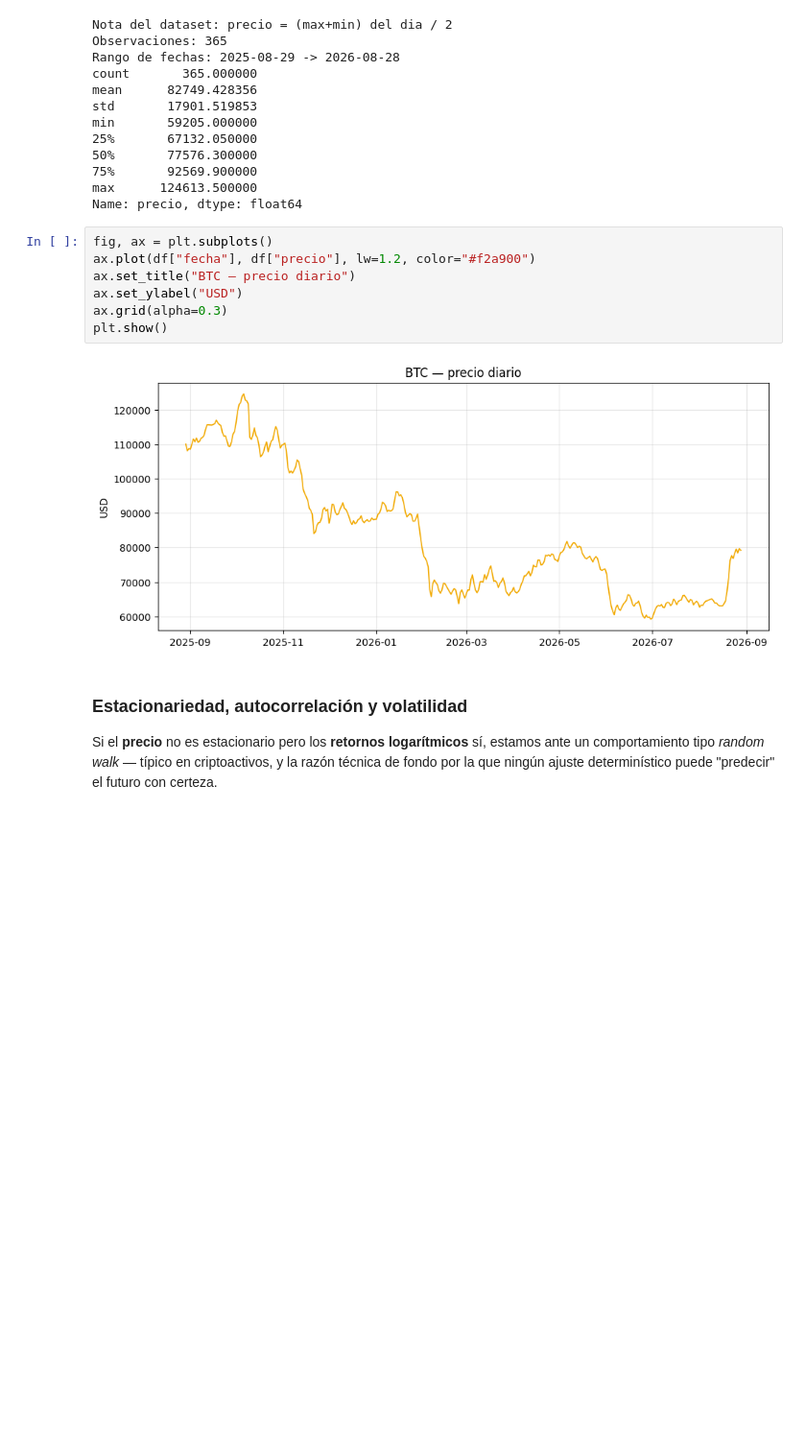
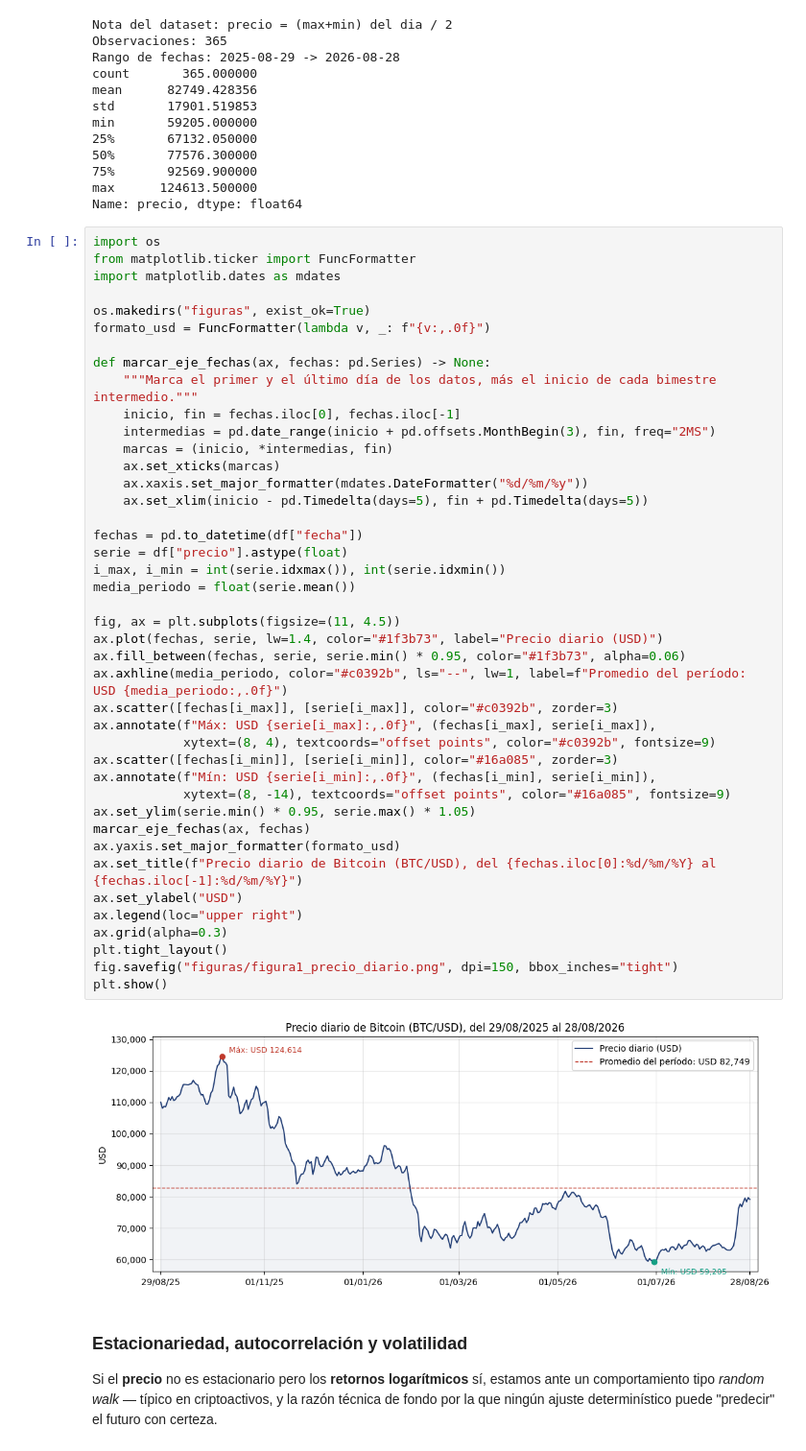
Before and after one commit to number1angel/btc-funcional-analisis, a Jupyter notebook: BTC_Analysis.ipynb, the cells around one changed output. Shown at 96% size. Saved outputs shown, nothing was run; the diff lists cells and outputs as text; blank space fills up the shorter version.

```diff
--- a/BTC_Analysis.ipynb
+++ b/BTC_Analysis.ipynb
@@ -115,14 +115,49 @@ min       59205.000000
 max      124613.500000
 Name: precio, dtype: float64
 # %%
-fig, ax = plt.subplots()
-ax.plot(df["fecha"], df["precio"], lw=1.2, color="#f2a900")
-ax.set_title("BTC — precio diario")
+import os
+from matplotlib.ticker import FuncFormatter
+import matplotlib.dates as mdates
+
+os.makedirs("figuras", exist_ok=True)
+formato_usd = FuncFormatter(lambda v, _: f"{v:,.0f}")
+
+def marcar_eje_fechas(ax, fechas: pd.Series) -> None:
+    """Marca el primer y el último día de los datos, más el inicio de cada bimestre intermedio."""
+    inicio, fin = fechas.iloc[0], fechas.iloc[-1]
+    intermedias = pd.date_range(inicio + pd.offsets.MonthBegin(3), fin, freq="2MS")
+    marcas = (inicio, *intermedias, fin)
+    ax.set_xticks(marcas)
+    ax.xaxis.set_major_formatter(mdates.DateFormatter("%d/%m/%y"))
+    ax.set_xlim(inicio - pd.Timedelta(days=5), fin + pd.Timedelta(days=5))
+
+fechas = pd.to_datetime(df["fecha"])
+serie = df["precio"].astype(float)
+i_max, i_min = int(serie.idxmax()), int(serie.idxmin())
+media_periodo = float(serie.mean())
+
+fig, ax = plt.subplots(figsize=(11, 4.5))
+ax.plot(fechas, serie, lw=1.4, color="#1f3b73", label="Precio diario (USD)")
+ax.fill_between(fechas, serie, serie.min() * 0.95, color="#1f3b73", alpha=0.06)
+ax.axhline(media_periodo, color="#c0392b", ls="--", lw=1, label=f"Promedio del período: USD {media_periodo:,.0f}")
+ax.scatter([fechas[i_max]], [serie[i_max]], color="#c0392b", zorder=3)
+ax.annotate(f"Máx: USD {serie[i_max]:,.0f}", (fechas[i_max], serie[i_max]),
+            xytext=(8, 4), textcoords="offset points", color="#c0392b", fontsize=9)
+ax.scatter([fechas[i_min]], [serie[i_min]], color="#16a085", zorder=3)
+ax.annotate(f"Mín: USD {serie[i_min]:,.0f}", (fechas[i_min], serie[i_min]),
+            xytext=(8, -14), textcoords="offset points", color="#16a085", fontsize=9)
+ax.set_ylim(serie.min() * 0.95, serie.max() * 1.05)
+marcar_eje_fechas(ax, fechas)
+ax.yaxis.set_major_formatter(formato_usd)
+ax.set_title(f"Precio diario de Bitcoin (BTC/USD), del {fechas.iloc[0]:%d/%m/%Y} al {fechas.iloc[-1]:%d/%m/%Y}")
 ax.set_ylabel("USD")
+ax.legend(loc="upper right")
 ax.grid(alpha=0.3)
+plt.tight_layout()
+fig.savefig("figuras/figura1_precio_diario.png", dpi=150, bbox_inches="tight")
 plt.show()
 # %% [output]
-[figure, old version]
+[figure, new version]
 # %% [markdown]
 ### Estacionariedad, autocorrelación y volatilidad
 
```
Also changed, not shown: parts of 4 cells of this notebook.
